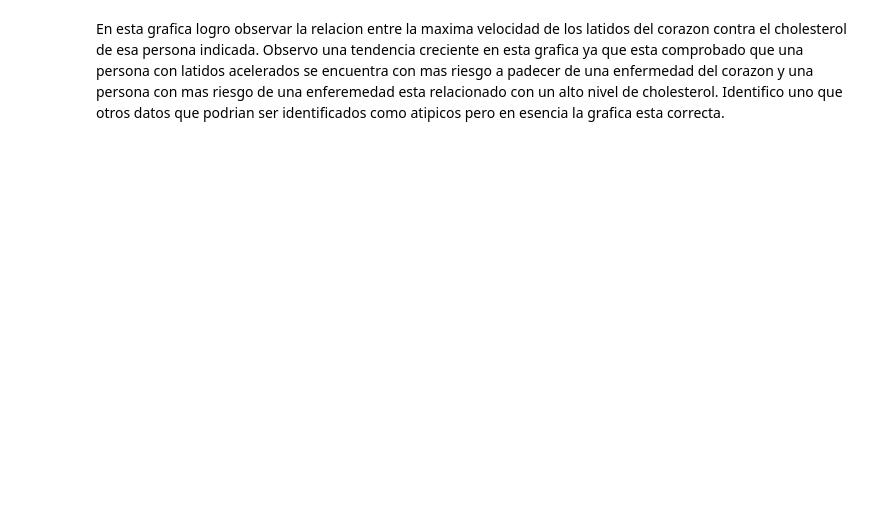
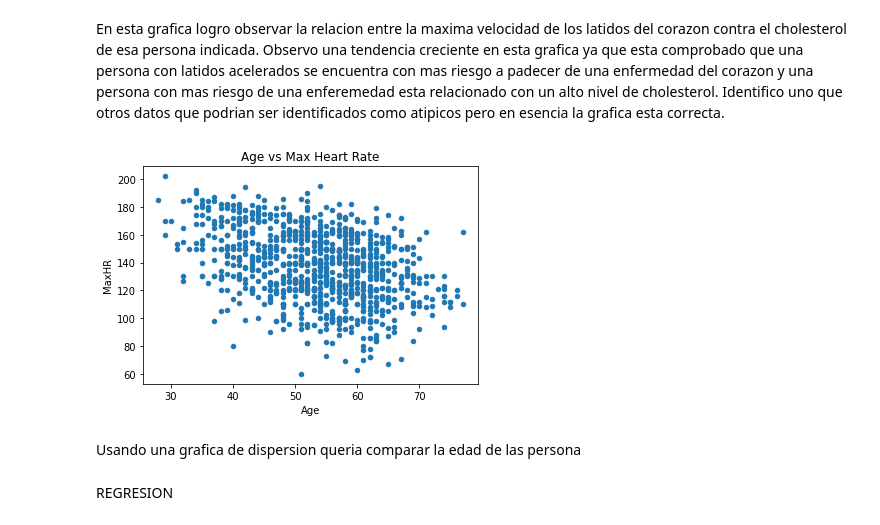
Before and after one commit to alejandrotorre3/AlejandroTorre, a Jupyter notebook: RETO NUEVO.ipynb, the cells around one changed output. Saved outputs shown, nothing was run; the diff lists cells and outputs as text; code cells hidden in the pictures; blank space fills up the shorter version.

```diff
--- a/RETO NUEVO.ipynb
+++ b/RETO NUEVO.ipynb
@@ -109,2 +113,14 @@ sns.lineplot(x="MaxHR", y="Cholesterol", data=df)
 # %% [markdown]
 En esta grafica logro observar la relacion entre la maxima velocidad de los latidos del corazon contra el cholesterol de esa persona indicada. Observo una tendencia creciente en esta grafica ya que esta comprobado que una persona con latidos acelerados se encuentra con mas riesgo a padecer de una enfermedad del corazon y una persona con mas riesgo de una enferemedad esta relacionado con un alto nivel de cholesterol. Identifico uno que otros datos que podrian ser identificados como atipicos pero en esencia la grafica esta correcta.
+# %%
+df.plot(kind="scatter",
+x="Age",
+y="MaxHR")
+plt.title('Age vs Max Heart Rate')
+plt.show()
+# %% [output]
+[figure, added]
+# %% [markdown]
+Usando una grafica de dispersion queria comparar la edad de las persona
+# %% [markdown]
+REGRESION
```
Also changed, not shown: parts of 7 cells of this notebook.
